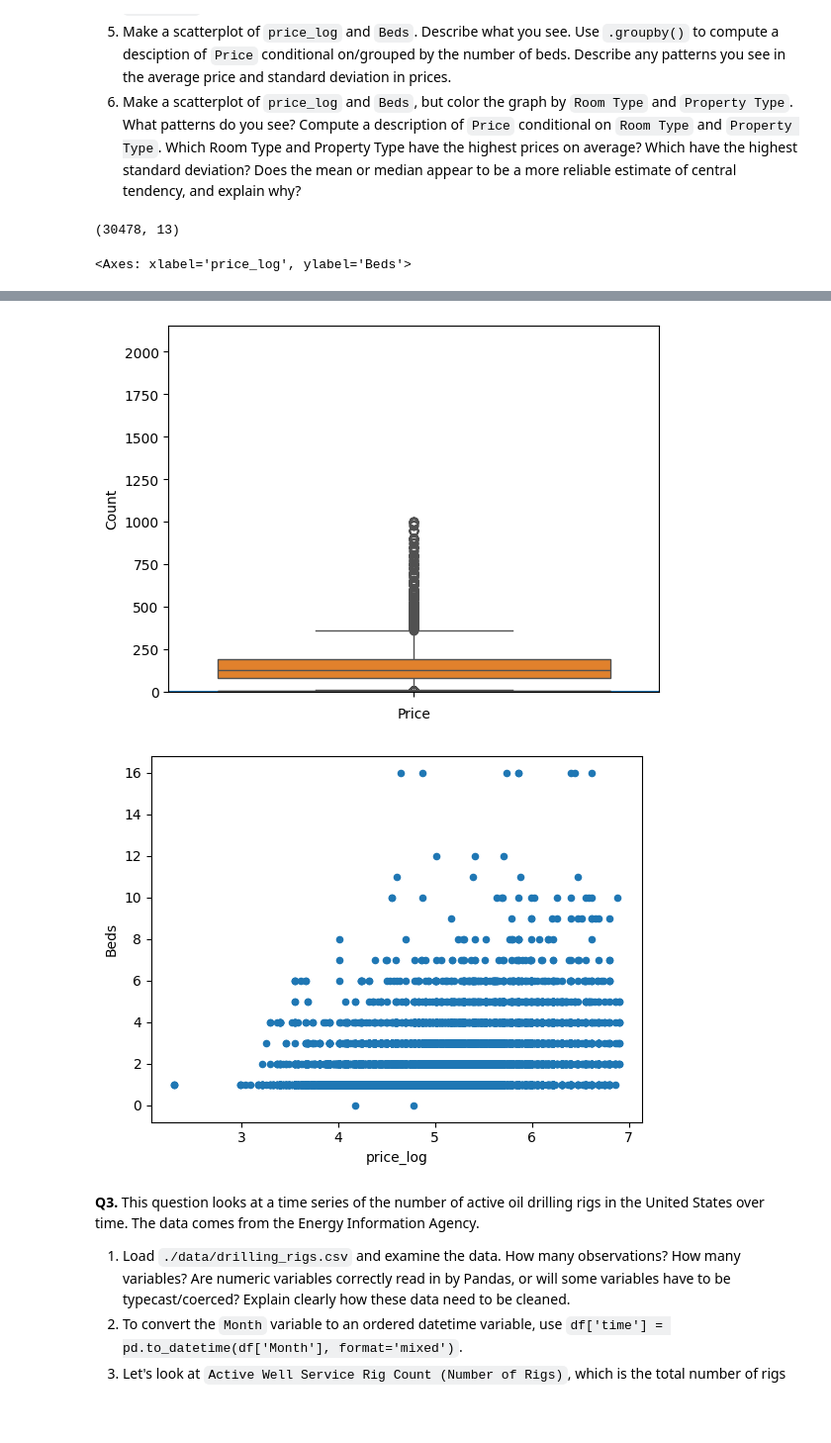
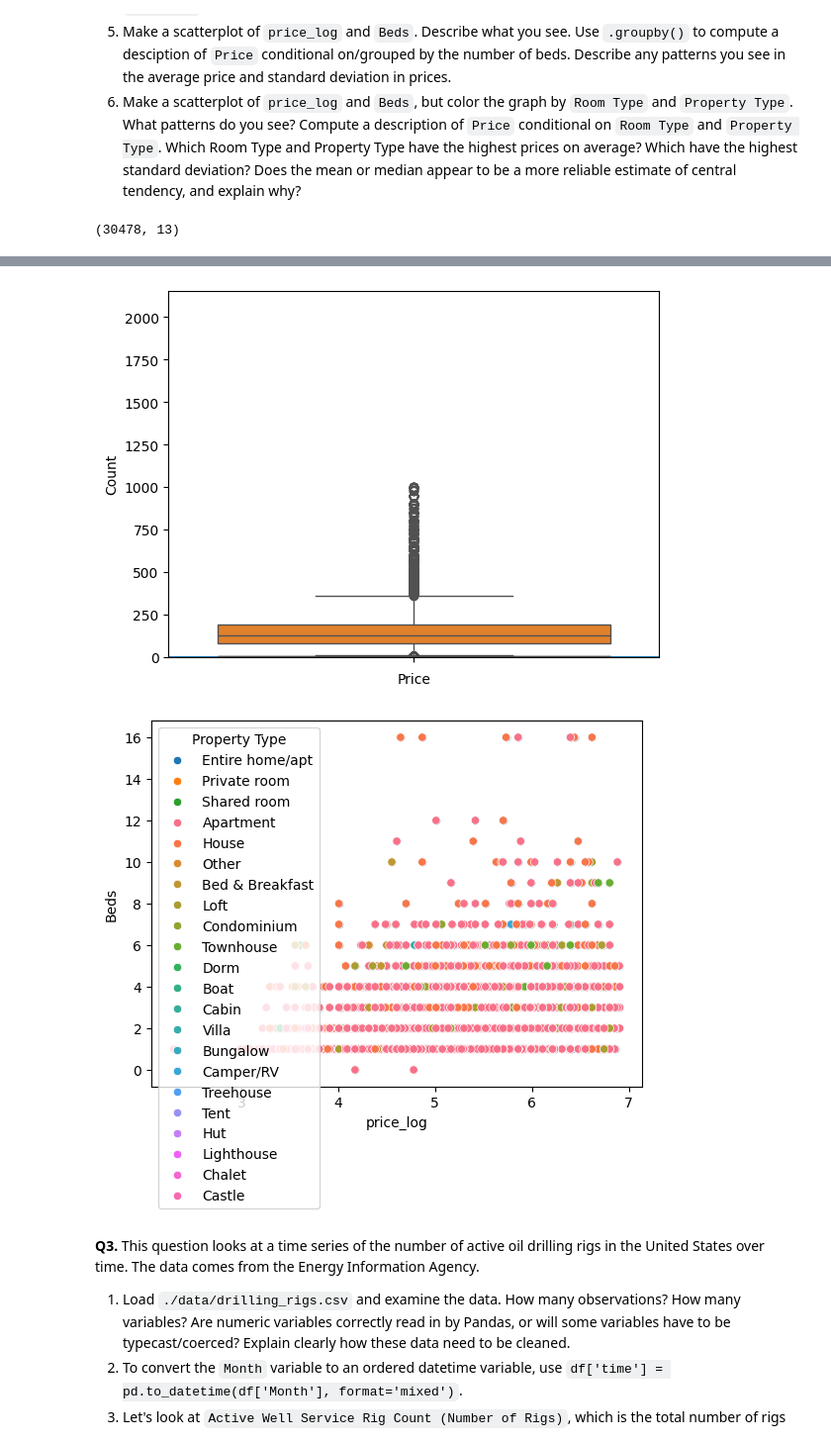
Before and after one commit to nishanadahal/eda_assignment, a Jupyter notebook: assignment.ipynb, the cells around one changed output, grey strips where cells are left out. Shown at 99% size. Drawn from its saved outputs; the diff is of its cells as text; code cells hidden in the pictures; blank space fills up the shorter version.

```diff
--- a/assignment.ipynb
+++ b/assignment.ipynb
@@ -74,6 +74,22 @@ airb_df['price_log'].describe()
 #5
 airb_df.plot.scatter(y = 'Beds', x = 'price_log')
 #As the number of beds increases, the distribution of log-prices becomes sparser.
+# You can .groupby multiple variables at once:
+airb_df.loc[:,['price_log','Beds']].groupby(['Beds']).describe()
+#As beds increase, the average price rises and the spread in prices (the standard deviation) widens.
+
+#6
+sns.scatterplot(data=airb_df, x="price_log", y="Beds", hue="Room Type")
+sns.scatterplot(data=airb_df, x="price_log", y="Beds", hue="Property Type")
+
+# Room Type
+airb_df.groupby("Room Type")["price_log"].describe()
+# Property Type
+airb_df.groupby("Property Type")["price_log"].describe()
+
+#Entire homes have the highest average prices, while shared rooms have the most
+#variation in price. Among property types, condos, lofts, and townhouses are the
+#most expensive on average, and the median is more reliable than the mean because
+#prices are skewed by a few very expensive listings.
 # %% [output]
 (30478, 13)
-<Axes: xlabel='price_log', ylabel='Beds'>
@@ -80,5 +114,5 @@ airb_df.plot.scatter(y = 'Beds', x = 'price_log')
 [figure]
-[figure, old version]
+[figure, new version]
 # %% [markdown]
 **Q3.** This question looks at a time series of the number of active oil drilling rigs in the United States over time. The data comes from the Energy Information Agency.
 
```
Also changed, not shown: parts of 1 cell of this notebook.
